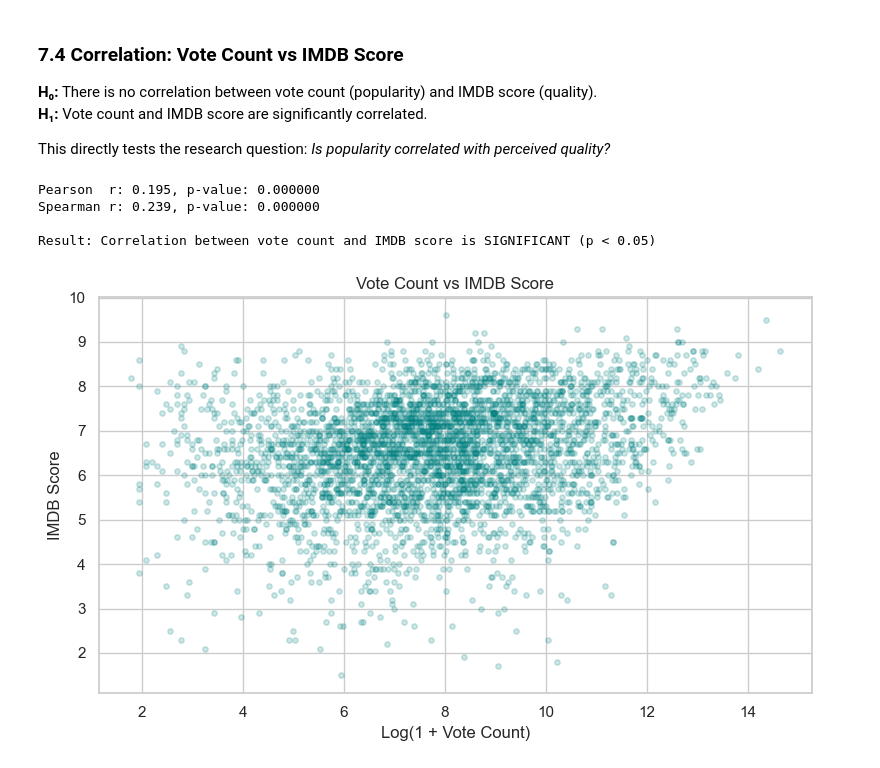
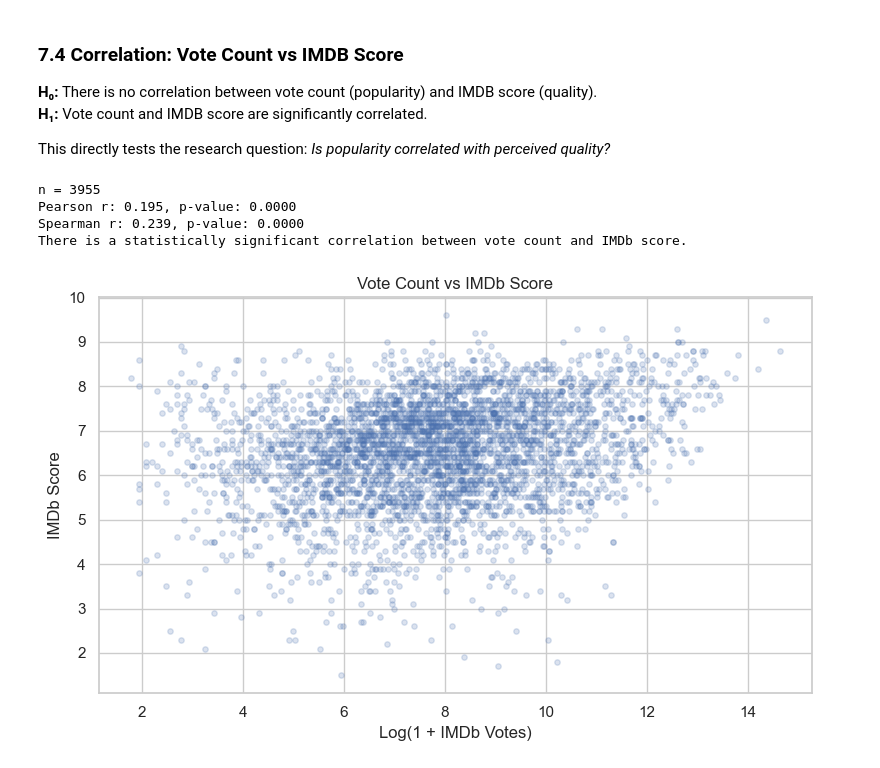
Before and after one commit to elif-aksy/netflix-success-prediction-dsa210termproject, a Jupyter notebook: notebooks/eda.ipynb, the cells around one changed output. Saved outputs shown, nothing was run; the diff lists cells and outputs as text; code cells hidden in the pictures.

```diff
--- a/notebooks/eda.ipynb
+++ b/notebooks/eda.ipynb
@@ -463,31 +519,34 @@ Result: Correlation between release year and IMDB score is SIGNIFICANT (p < 0.05
 This directly tests the research question: *Is popularity correlated with perceived quality?*
 # %%
 from scipy.stats import pearsonr, spearmanr
+import matplotlib.pyplot as plt
+import numpy as np
 
 clean_votes = df[['imdb_votes', 'imdb_score']].dropna()
 
 pearson_r, pearson_p = pearsonr(clean_votes['imdb_votes'], clean_votes['imdb_score'])
 spearman_r, spearman_p = spearmanr(clean_votes['imdb_votes'], clean_votes['imdb_score'])
 
-print(f"Pearson  r: {pearson_r:.3f}, p-value: {pearson_p:.6f}")
-print(f"Spearman r: {spearman_r:.3f}, p-value: {spearman_p:.6f}")
+print(f"n = {len(clean_votes)}")
+print(f"Pearson r: {pearson_r:.3f}, p-value: {pearson_p:.4f}")
+print(f"Spearman r: {spearman_r:.3f}, p-value: {spearman_p:.4f}")
 
-if pearson_p < 0.05:
-    print("\nResult: Correlation between vote count and IMDB score is SIGNIFICANT (p < 0.05)")
+if pearson_p < 0.05 or spearman_p < 0.05:
+    print("There is a statistically significant correlation between vote count and IMDb score.")
 else:
-    print("\nResult: Correlation is NOT SIGNIFICANT (p >= 0.05)")
+    print("There is no statistically significant correlation between vote count and IMDb score.")
 
-# scatter plot: log vote count vs IMDB score
+# Scatter plot
 plt.figure(figsize=(8, 5))
-plt.scatter(np.log1p(df['imdb_votes']), df['imdb_score'], alpha=0.2, color='teal', s=15)
-plt.xlabel('Log(1 + Vote Count)')
-plt.ylabel('IMDB Score')
-plt.title('Vote Count vs IMDB Score')
+plt.scatter(np.log1p(clean_votes['imdb_votes']), clean_votes['imdb_score'], alpha=0.2, s=15)
+plt.xlabel('Log(1 + IMDb Votes)')
+plt.ylabel('IMDb Score')
+plt.title('Vote Count vs IMDb Score')
 plt.tight_layout()
 plt.show()
 # %% [output]
-Pearson  r: 0.195, p-value: 0.000000
-Spearman r: 0.239, p-value: 0.000000
-
-Result: Correlation between vote count and IMDB score is SIGNIFICANT (p < 0.05)
+n = 3955
+Pearson r: 0.195, p-value: 0.0000
+Spearman r: 0.239, p-value: 0.0000
+There is a statistically significant correlation between vote count and IMDb score.
-[figure, old version]
+[figure, new version]
```
Also changed, not shown: parts of 6 cells of this notebook, 1 other file.
